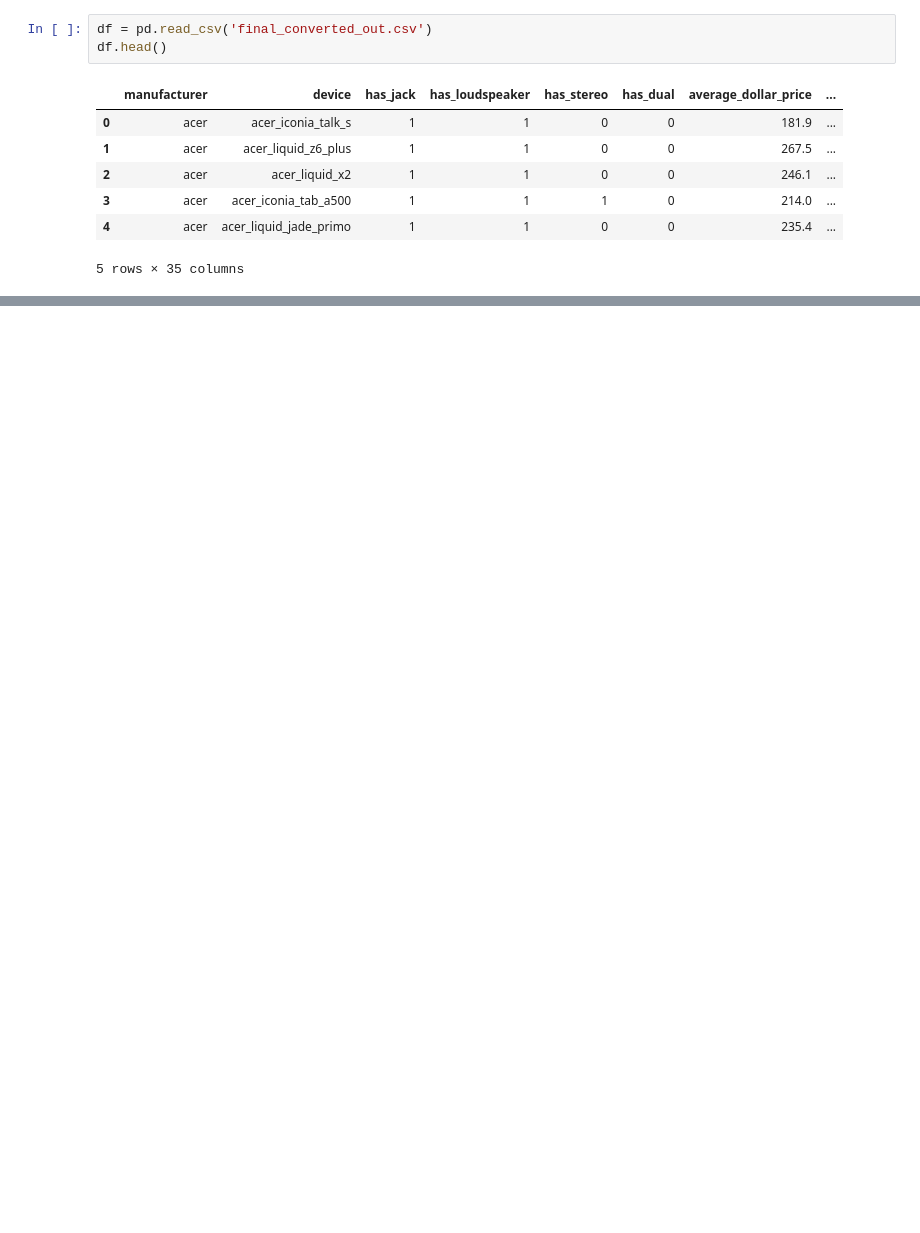
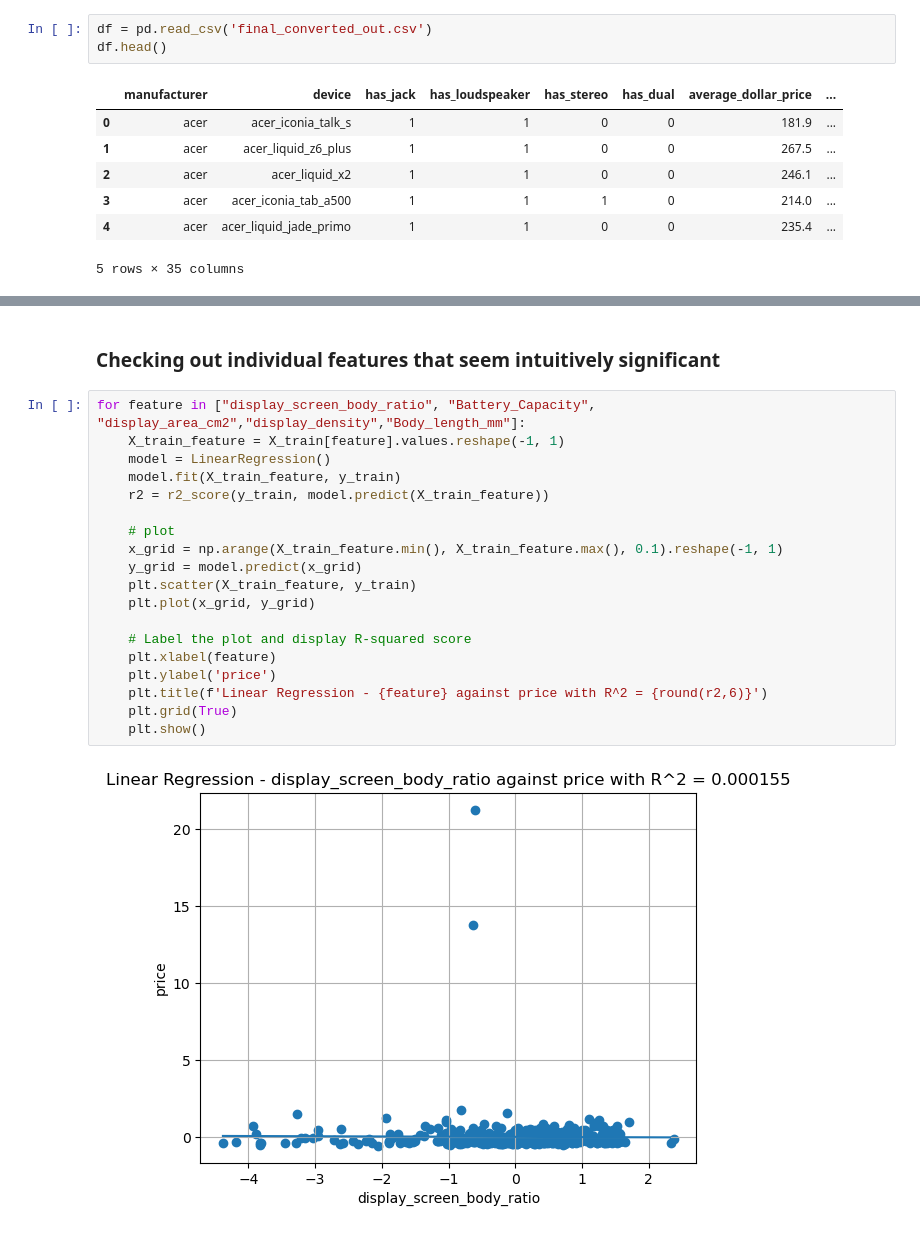
Before and after one commit to TaoseefAziz/final_project, a Jupyter notebook: main.ipynb, the cells around one changed output, grey strips where cells are left out. Saved outputs shown, nothing was run; the diff lists cells and outputs as text; blank space fills up the shorter version.

```diff
--- a/main.ipynb
+++ b/main.ipynb
@@ -97,0 +103,23 @@ plt.show()
+# %% [markdown]
+### Checking out individual features that seem intuitively significant
+# %%
+for feature in ["display_screen_body_ratio", "Battery_Capacity", "display_area_cm2","display_density","Body_length_mm"]:
+    X_train_feature = X_train[feature].values.reshape(-1, 1)
+    model = LinearRegression()
+    model.fit(X_train_feature, y_train)
+    r2 = r2_score(y_train, model.predict(X_train_feature))
+
+    # plot
+    x_grid = np.arange(X_train_feature.min(), X_train_feature.max(), 0.1).reshape(-1, 1)
+    y_grid = model.predict(x_grid)
+    plt.scatter(X_train_feature, y_train)
+    plt.plot(x_grid, y_grid)
+
+    # Label the plot and display R-squared score
+    plt.xlabel(feature)
+    plt.ylabel('price')
+    plt.title(f'Linear Regression - {feature} against price with R^2 = {round(r2,6)}')
+    plt.grid(True)
+    plt.show()
+# %% [output]
+[figure, added]
```
Also changed, not shown: parts of 31 cells of this notebook.
